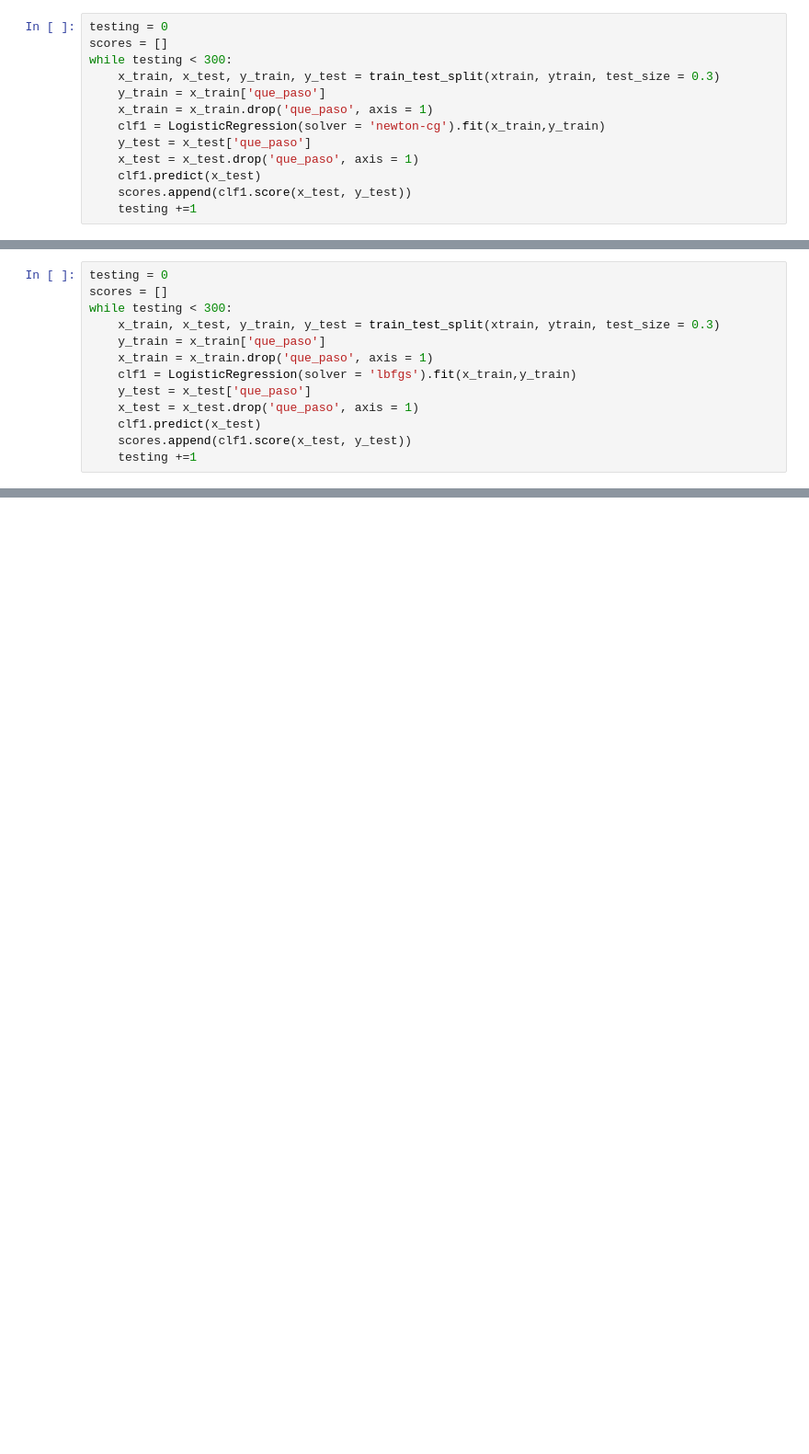
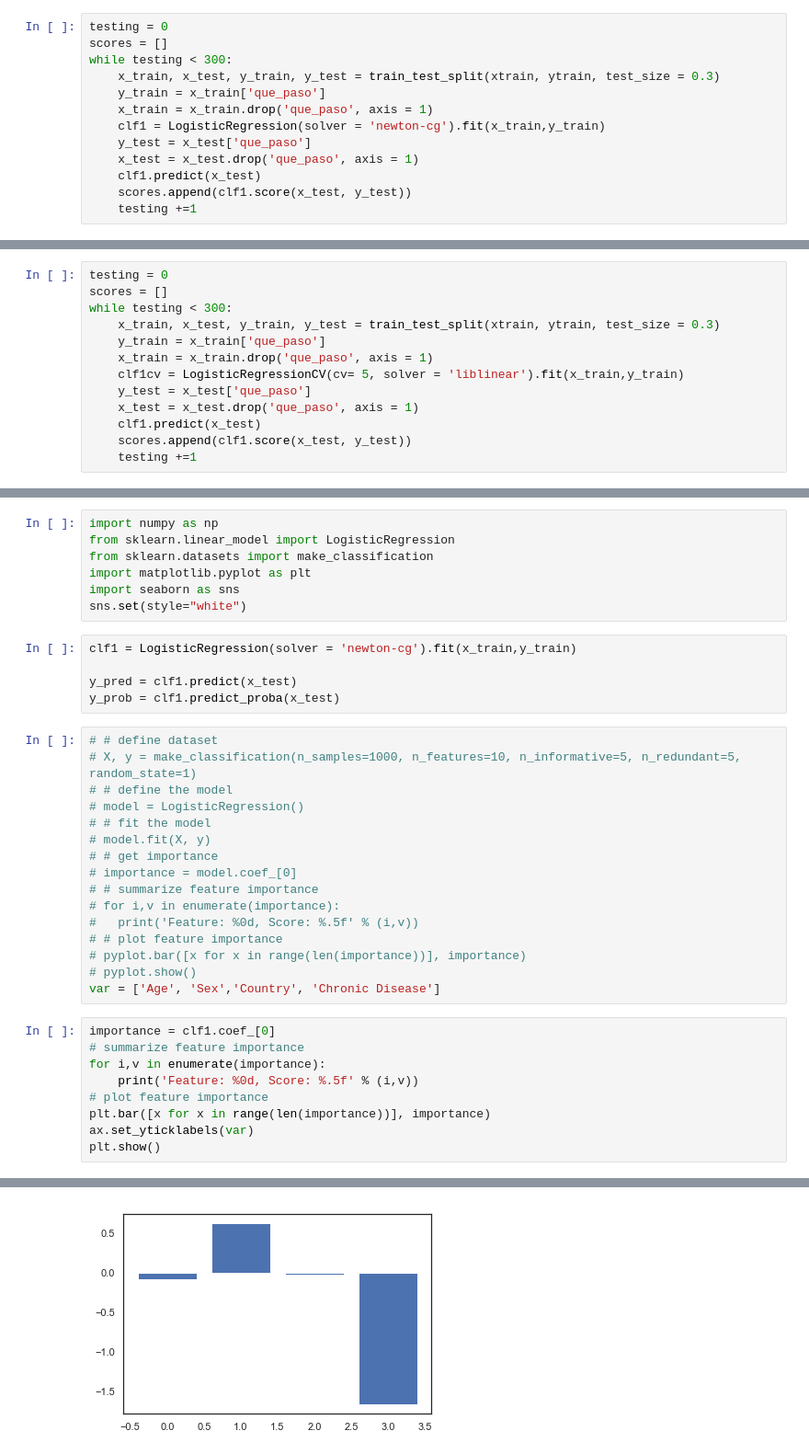
Before and after one commit to dukersss13/COVID-19-ML-Classification-Model, a Jupyter notebook: Nwerem.ipynb, the cells around one changed output, grey strips where cells are left out. Shown at 92% size. Saved outputs shown, nothing was run; the diff lists cells and outputs as text; blank space fills up the shorter version.

Commit message:
feature importantce

```diff
--- a/Nwerem.ipynb
+++ b/Nwerem.ipynb
@@ -425,7 +408,7 @@ while testing < 300:
     x_train, x_test, y_train, y_test = train_test_split(xtrain, ytrain, test_size = 0.3)
     y_train = x_train['que_paso']
     x_train = x_train.drop('que_paso', axis = 1)
-    clf1 = LogisticRegression(solver = 'lbfgs').fit(x_train,y_train)
+    clf1cv = LogisticRegressionCV(cv= 5, solver = 'liblinear').fit(x_train,y_train)
     y_test = x_test['que_paso']
     x_test = x_test.drop('que_paso', axis = 1)
     clf1.predict(x_test)
@@ -454,0 +451,38 @@ statistics.mean(scores)
+# %%
+import numpy as np
+from sklearn.linear_model import LogisticRegression
+from sklearn.datasets import make_classification
+import matplotlib.pyplot as plt
+import seaborn as sns
+sns.set(style="white")
+# %%
+clf1 = LogisticRegression(solver = 'newton-cg').fit(x_train,y_train)
+
+y_pred = clf1.predict(x_test)
+y_prob = clf1.predict_proba(x_test)
+# %%
+# # define dataset
+# X, y = make_classification(n_samples=1000, n_features=10, n_informative=5, n_redundant=5, random_state=1)
+# # define the model
+# model = LogisticRegression()
+# # fit the model
+# model.fit(X, y)
+# # get importance
+# importance = model.coef_[0]
+# # summarize feature importance
+# for i,v in enumerate(importance):
+# 	print('Feature: %0d, Score: %.5f' % (i,v))
+# # plot feature importance
+# pyplot.bar([x for x in range(len(importance))], importance)
+# pyplot.show()
+var = ['Age', 'Sex','Country', 'Chronic Disease']
+# %%
+importance = clf1.coef_[0]
+# summarize feature importance
+for i,v in enumerate(importance):
+	print('Feature: %0d, Score: %.5f' % (i,v))
+# plot feature importance
+plt.bar([x for x in range(len(importance))], importance)
+ax.set_yticklabels(var)
+plt.show()
+# %% [output]
@@ -454,0 +493 @@ statistics.mean(scores)
+[figure, added]
```
Also changed, not shown: parts of 22 cells of this notebook.
